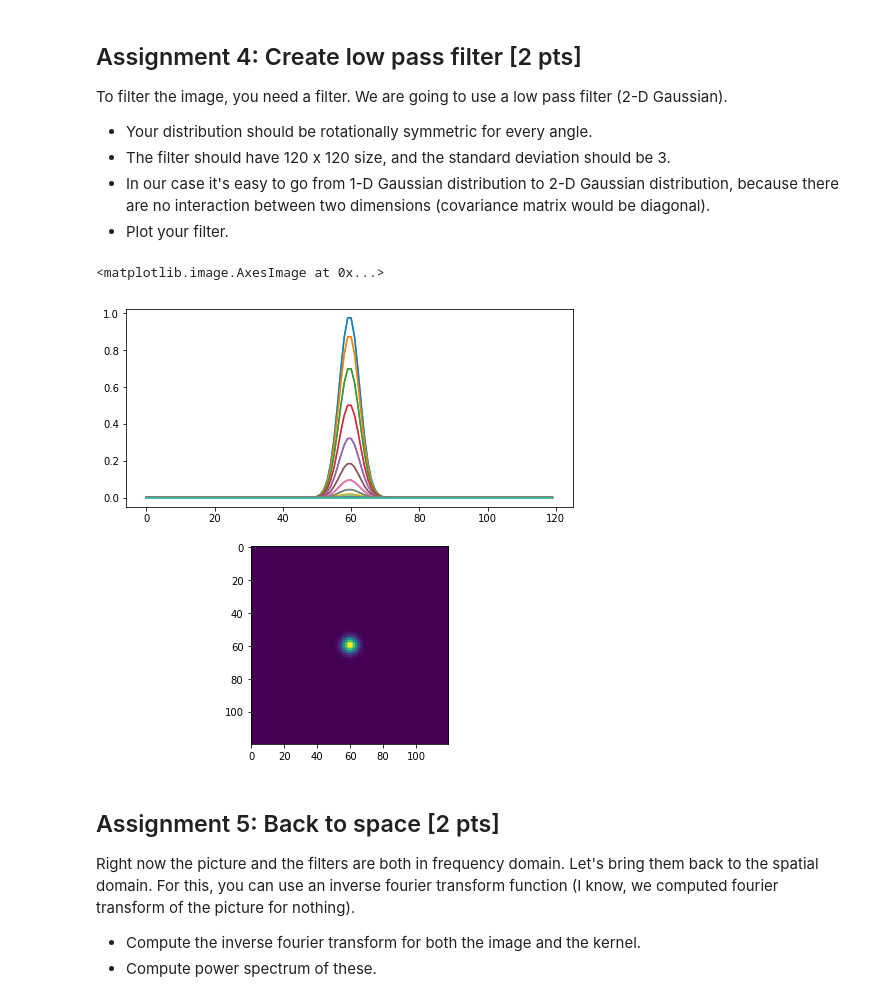
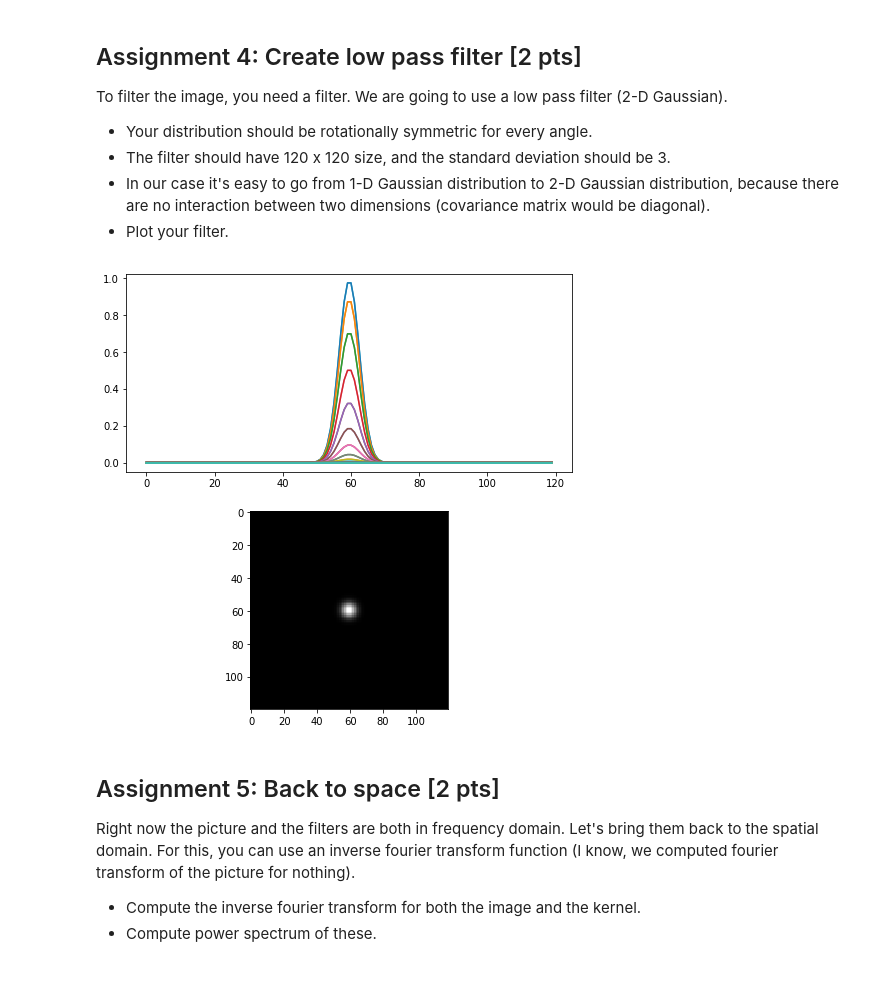
Before and after one commit to NBP-ACC/week-9-acc_5, a Jupyter notebook: sheet07.ipynb, the cells around one changed output. Cells and saved outputs as stored; diff of their text form; code cells hidden in the pictures.

```diff
--- a/sheet07.ipynb
+++ b/sheet07.ipynb
@@ -136,16 +137,19 @@ To filter the image, you need a filter. We are going to use a low pass filter (2
 - In our case it's easy to go from 1-D Gaussian distribution to 2-D Gaussian distribution, because there are no interaction between two dimensions (covariance matrix would be diagonal).
 - Plot your filter.
 # %%
+# generate 1d gaussian distribution and transform it to 2d gaussian
 gkern1d = signal.gaussian(120, std=3)
 gkern2d = np.outer(gkern1d, gkern1d)
 
-figs, ax = plt.subplots(nrows=2, figsize=(8,8))
+# plot 2d gaussian filter from different perspectives
+fig, axes = plt.subplots(nrows=2, figsize=(8,8))
 
-ax[0].plot(gkern2d)
-ax[1].imshow(gkern2d)
+axes[0].plot(gkern2d)
+axes[1].imshow(gkern2d, cmap='gray')
+
+plt.show()
 # %% [output]
-<matplotlib.image.AxesImage at 0x...>
-[figure, old version]
+[figure, new version]
 # %% [markdown]
 ## Assignment 5: Back to space [2 pts]
 Right now the picture and the filters are both in frequency domain. Let's bring them back to the spatial domain. For this, you can use an inverse fourier transform function (I know, we computed fourier transform of the picture for nothing).
```
Also changed, not shown: parts of 9 cells of this notebook.
